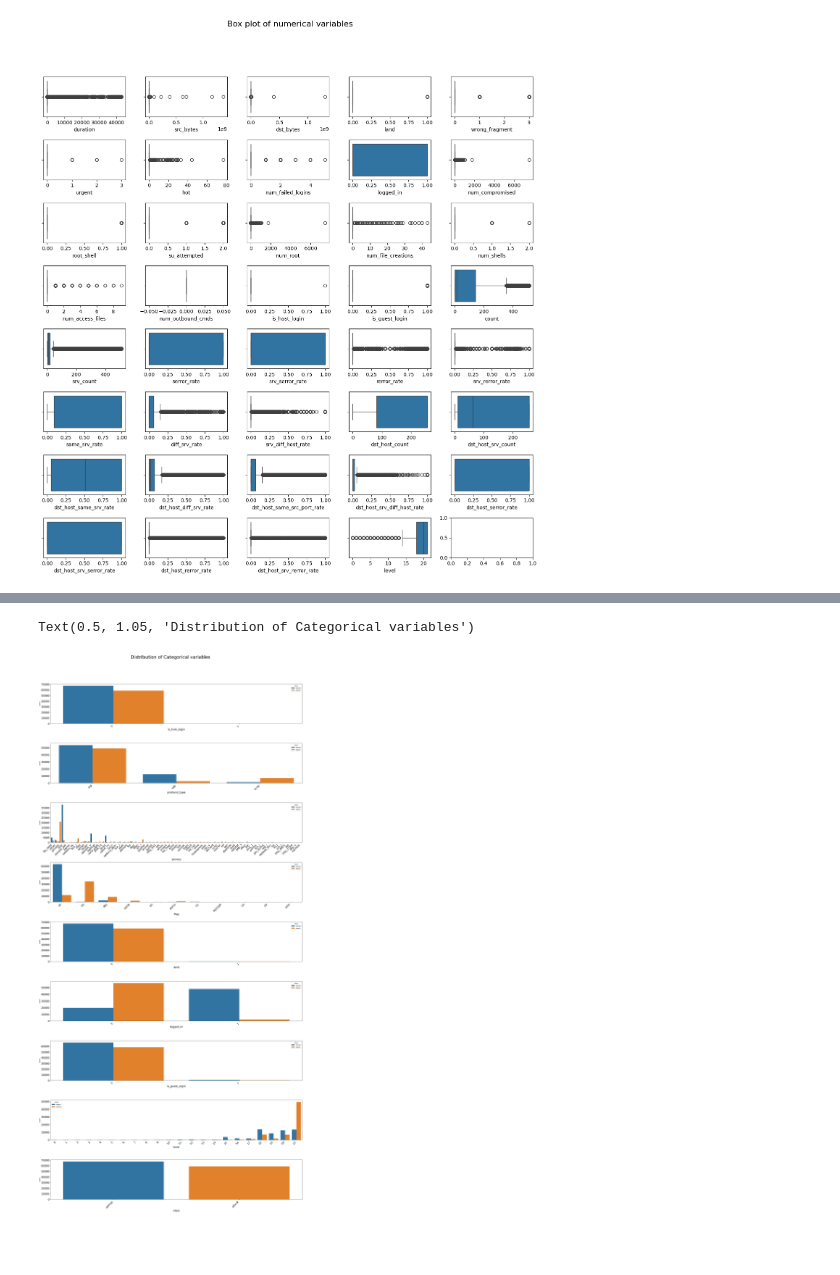
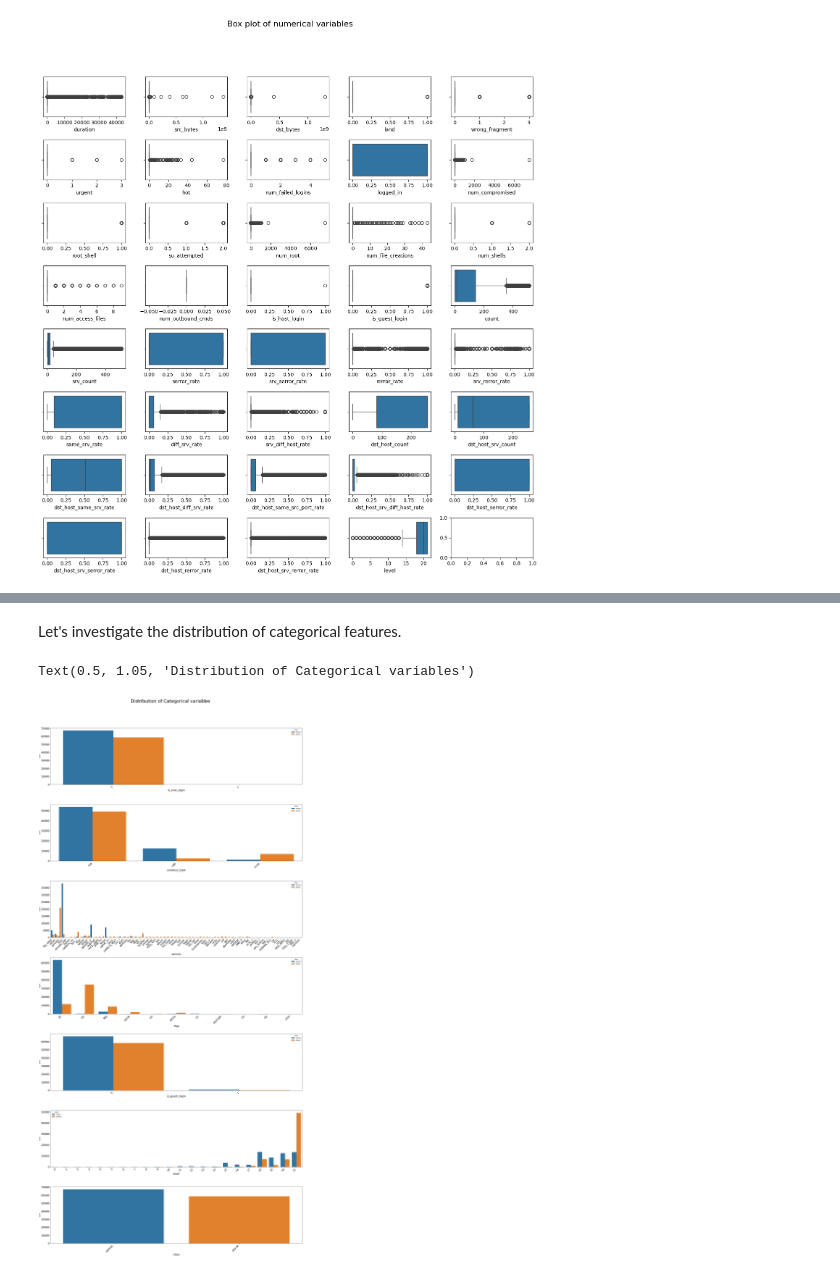
Before and after one commit to lululemon33/capstone, a Jupyter notebook: Copy_of_Untitled10.ipynb, the cells around one changed output, grey strips where cells are left out. Saved outputs shown, nothing was run; the diff lists cells and outputs as text; code cells hidden in the pictures; blank space fills up the shorter version.

```diff
--- a/Copy_of_Untitled10.ipynb
+++ b/Copy_of_Untitled10.ipynb
@@ -138,0 +182,4 @@ Text(0.5, 1.1, 'Box plot of numerical variables')
+# %%
+#Taking out logged_in, serror_rate, srv_serror_rate, dest_host_serror_rate and dst_host_srv_serror_rate from dataframe
+useless_cols=['logged_in','serror_rate','srv_serror_rate','dst_host_serror_rate','dst_host_srv_serror_rate', 'land']
+df_1 = df.drop(useless_cols, axis=1)
@@ -143,7 +194,7 @@ def Scaling(df_num, cols):
     std_df = pd.DataFrame(std_scaler_temp, columns =cols)
     return std_df
 # %%
-cat_cols = ['is_host_login','protocol_type','service','flag','land', 'logged_in','is_guest_login', 'level', 'class']
+cat_cols = ['is_host_login','protocol_type','service','flag','is_guest_login', 'level', 'class']
 def preprocess(dataframe):
     df_num = dataframe.drop(cat_cols, axis=1)
     num_cols = df_num.columns
@@ -157,17 +208,19 @@ def preprocess(dataframe):
 
     dataframe = pd.get_dummies(dataframe, columns = ['protocol_type', 'service', 'flag'])
     return dataframe
+# %% [markdown]
+Let's investigate the distribution of categorical features.
 # %%
-fig, axs = plt.subplots(nrows = 9, ncols=1, figsize = (25,50))
+fig, axs = plt.subplots(nrows = 7, ncols=1, figsize = (25,50))
 for name,ax in zip(cat_cols,axs.flatten()):
-    sns.countplot(data=df,x=name,ax=ax,hue='class')
+    sns.countplot(data=df_1,x=name,ax=ax,hue='class')
     ax.set_xticklabels(ax.get_xticklabels(), rotation=45, horizontalalignment='right',fontsize=18)
     ax.set_yticklabels(ax.get_yticklabels(),fontsize=18)
     ax.set_xlabel(ax.get_xlabel(),fontsize=18)
 
 fig.tight_layout()
 fig.suptitle('Distribution of Categorical variables',y=1.05,fontsize=30)
 # %% [output]
 Text(0.5, 1.05, 'Distribution of Categorical variables')
-[figure, old version]
+[figure, new version]
 # %%
```
Also changed, not shown: parts of 42 cells of this notebook, 1 other file.
